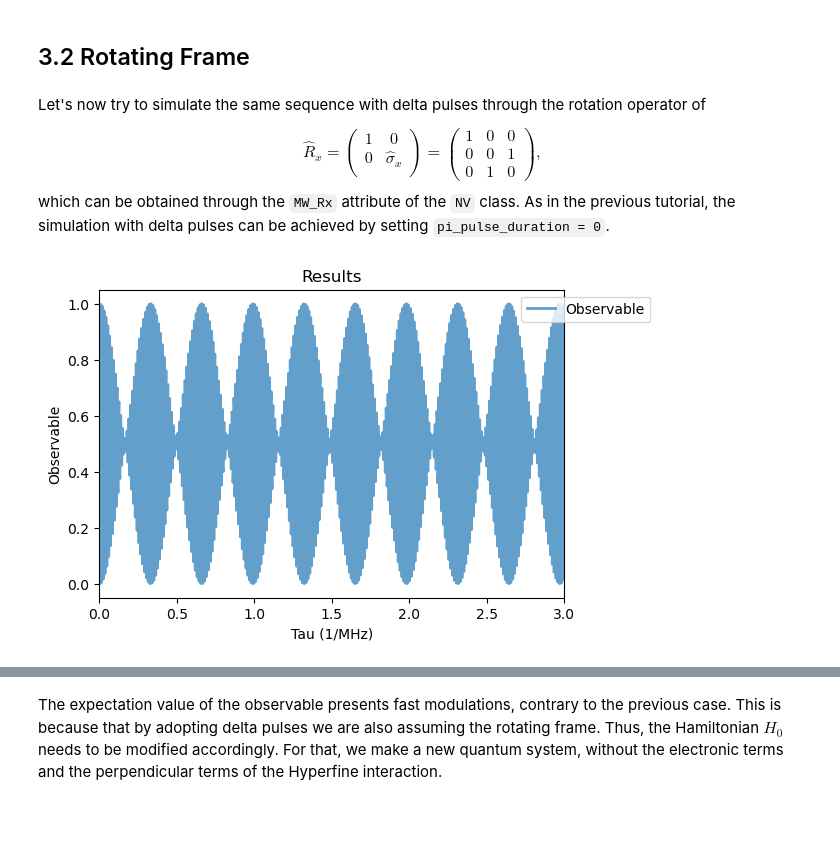
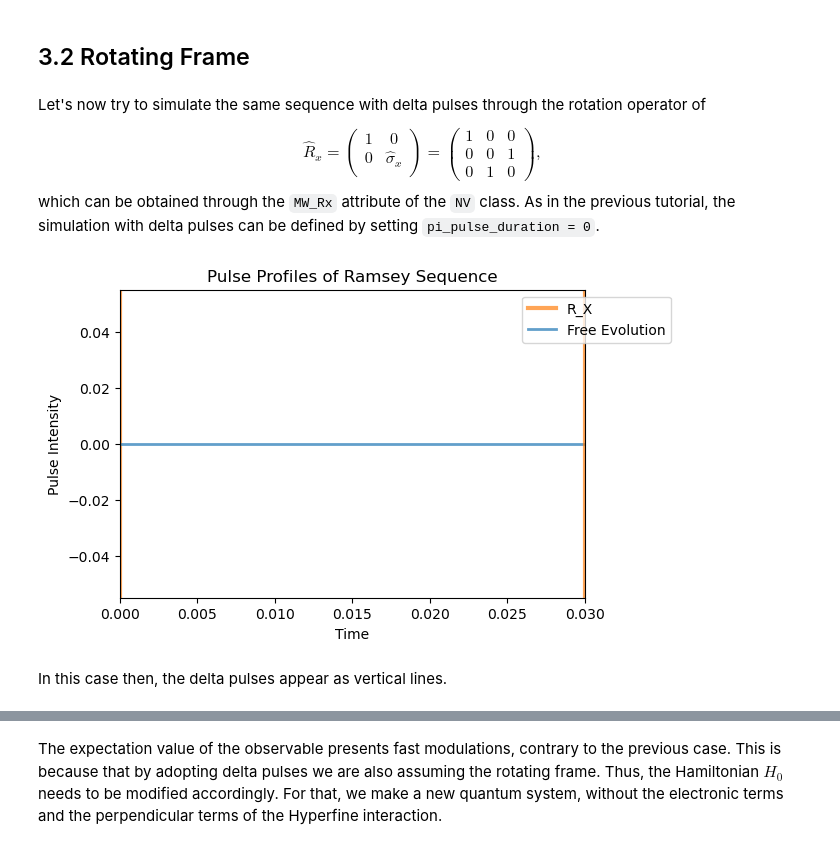
Before and after one commit to QISS-HZB/QuaCCAToo, a Jupyter notebook: docs/tutorials/02_NV_Ramsey_PODMR.ipynb, the cells around one changed output, grey strips where cells are left out. Saved outputs shown, nothing was run; the diff lists cells and outputs as text; code cells hidden in the pictures; blank space fills up the shorter version.

```diff
--- a/docs/tutorials/02_NV_Ramsey_PODMR.ipynb
+++ b/docs/tutorials/02_NV_Ramsey_PODMR.ipynb
@@ -213,16 +213,17 @@ $$\hat{R}_x = \begin{pmatrix}
 0 & 1 & 0
 \end{pmatrix},
 $$
-which can be obtained through the `MW_Rx` attribute of the `NV` class. As in the previous tutorial, the simulation with delta pulses can be achieved by setting `pi_pulse_duration = 0`.
+which can be obtained through the `MW_Rx` attribute of the `NV` class. As in the previous tutorial, the simulation with delta pulses can be defined by setting `pi_pulse_duration = 0`.
 # %%
 ramsey_delta_sim = Ramsey(
     free_duration = np.linspace(0, 3, 1000),
     system = qsys_2,
     pi_pulse_duration = 0,
     Rx = qsys_2.MW_Rx[0],
 )
 
-ramsey_delta_sim.run()
-Analysis(ramsey_delta_sim).plot_results()
+ramsey_delta_sim.plot_pulses(tau=.03)
 # %% [output]
-[figure, old version]
+[figure, new version]
+# %% [markdown]
+In this case then, the delta pulses appear as vertical lines.
```
Also changed, not shown: parts of 4 cells of this notebook, 4 other files.
